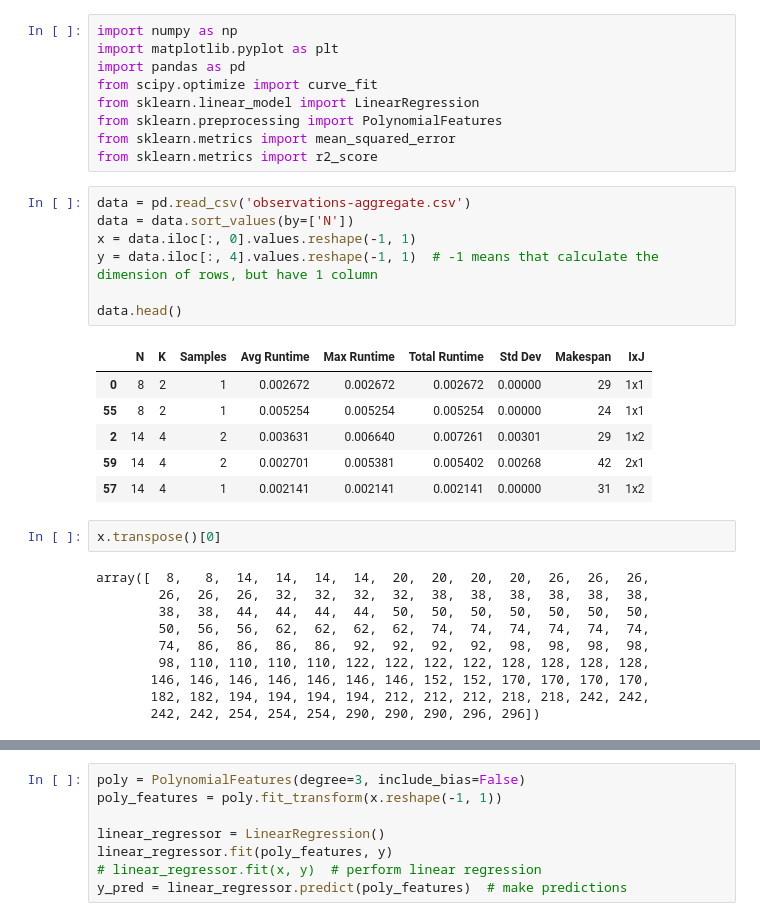
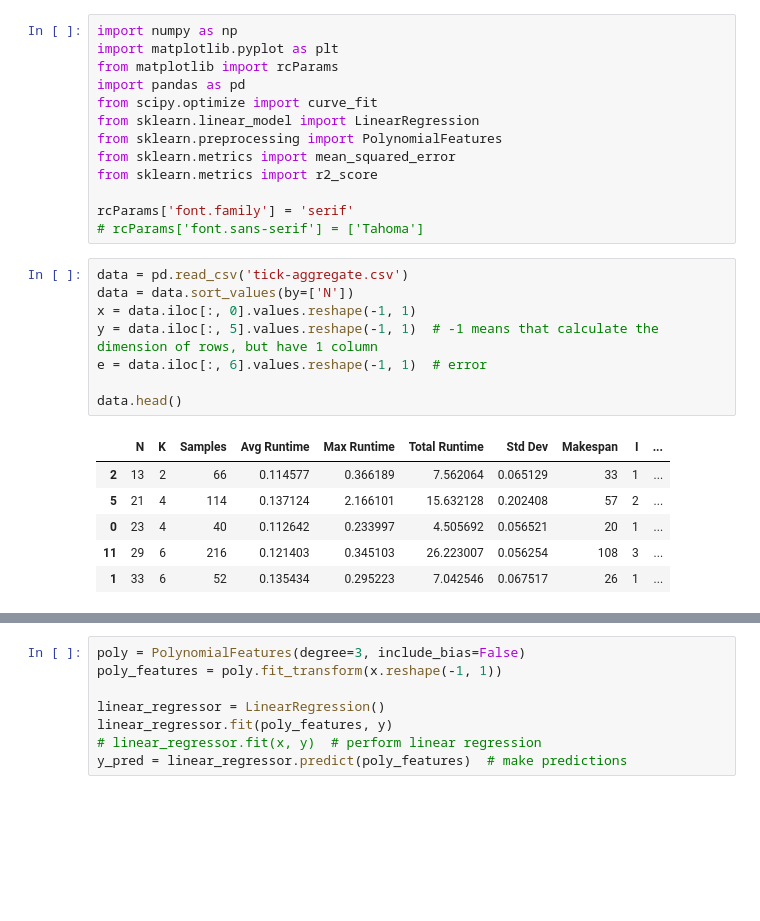
Before and after one commit to cameronwp/sm-thesis, a Jupyter notebook: data/regressions.ipynb, the cells around one changed output, grey strips where cells are left out. Cells and saved outputs as stored; diff of their text form; blank space fills up the shorter version.

```diff
--- a/data/regressions.ipynb
+++ b/data/regressions.ipynb
@@ -1,35 +1,28 @@
 # %%
 import numpy as np
 import matplotlib.pyplot as plt
+from matplotlib import rcParams
 import pandas as pd
 from scipy.optimize import curve_fit
 from sklearn.linear_model import LinearRegression
 from sklearn.preprocessing import PolynomialFeatures
 from sklearn.metrics import mean_squared_error
 from sklearn.metrics import r2_score
+
+rcParams['font.family'] = 'serif'
+# rcParams['font.sans-serif'] = ['Tahoma']
 # %%
-data = pd.read_csv('observations-aggregate.csv')
+data = pd.read_csv('tick-aggregate.csv')
 data = data.sort_values(by=['N'])
 x = data.iloc[:, 0].values.reshape(-1, 1)
-y = data.iloc[:, 4].values.reshape(-1, 1)  # -1 means that calculate the dimension of rows, but have 1 column
+y = data.iloc[:, 5].values.reshape(-1, 1)  # -1 means that calculate the dimension of rows, but have 1 column
+e = data.iloc[:, 6].values.reshape(-1, 1)  # error
 
 data.head()
 # %% [output]
-|  | N | K | Samples | Avg Runtime | Max Runtime | Total Runtime | Std Dev | Makespan | IxJ |
-| 0 | 8 | 2 | 1 | 0.002672 | 0.002672 | 0.002672 | 0.00000 | 29 | 1x1 |
-| 55 | 8 | 2 | 1 | 0.005254 | 0.005254 | 0.005254 | 0.00000 | 24 | 1x1 |
-| 2 | 14 | 4 | 2 | 0.003631 | 0.006640 | 0.007261 | 0.00301 | 29 | 1x2 |
-| 59 | 14 | 4 | 2 | 0.002701 | 0.005381 | 0.005402 | 0.00268 | 42 | 2x1 |
-| 57 | 14 | 4 | 1 | 0.002141 | 0.002141 | 0.002141 | 0.00000 | 31 | 1x2 |
+|  | N | K | Samples | Avg Runtime | Max Runtime | Total Runtime | Std Dev | Makespan | I | ... |
+| 2 | 13 | 2 | 66 | 0.114577 | 0.366189 | 7.562064 | 0.065129 | 33 | 1 | ... |
+| 5 | 21 | 4 | 114 | 0.137124 | 2.166101 | 15.632128 | 0.202408 | 57 | 2 | ... |
+| 0 | 23 | 4 | 40 | 0.112642 | 0.233997 | 4.505692 | 0.056521 | 20 | 1 | ... |
+| 11 | 29 | 6 | 216 | 0.121403 | 0.345103 | 26.223007 | 0.056254 | 108 | 3 | ... |
+| 1 | 33 | 6 | 52 | 0.135434 | 0.295223 | 7.042546 | 0.067517 | 26 | 1 | ... |
-# %%
-x.transpose()[0]
-# %% [output]
-array([  8,   8,  14,  14,  14,  14,  20,  20,  20,  20,  26,  26,  26,
-        26,  26,  26,  32,  32,  32,  32,  38,  38,  38,  38,  38,  38,
-        38,  38,  44,  44,  44,  44,  50,  50,  50,  50,  50,  50,  50,
-        50,  56,  56,  62,  62,  62,  62,  74,  74,  74,  74,  74,  74,
-        74,  86,  86,  86,  86,  92,  92,  92,  92,  98,  98,  98,  98,
-        98, 110, 110, 110, 110, 122, 122, 122, 122, 128, 128, 128, 128,
-       146, 146, 146, 146, 146, 146, 146, 152, 152, 170, 170, 170, 170,
-       182, 182, 194, 194, 194, 194, 212, 212, 212, 218, 218, 242, 242,
-       242, 242, 254, 254, 254, 290, 290, 290, 296, 296])
```
Also changed, not shown: parts of 7 cells of this notebook, 25 other files.
